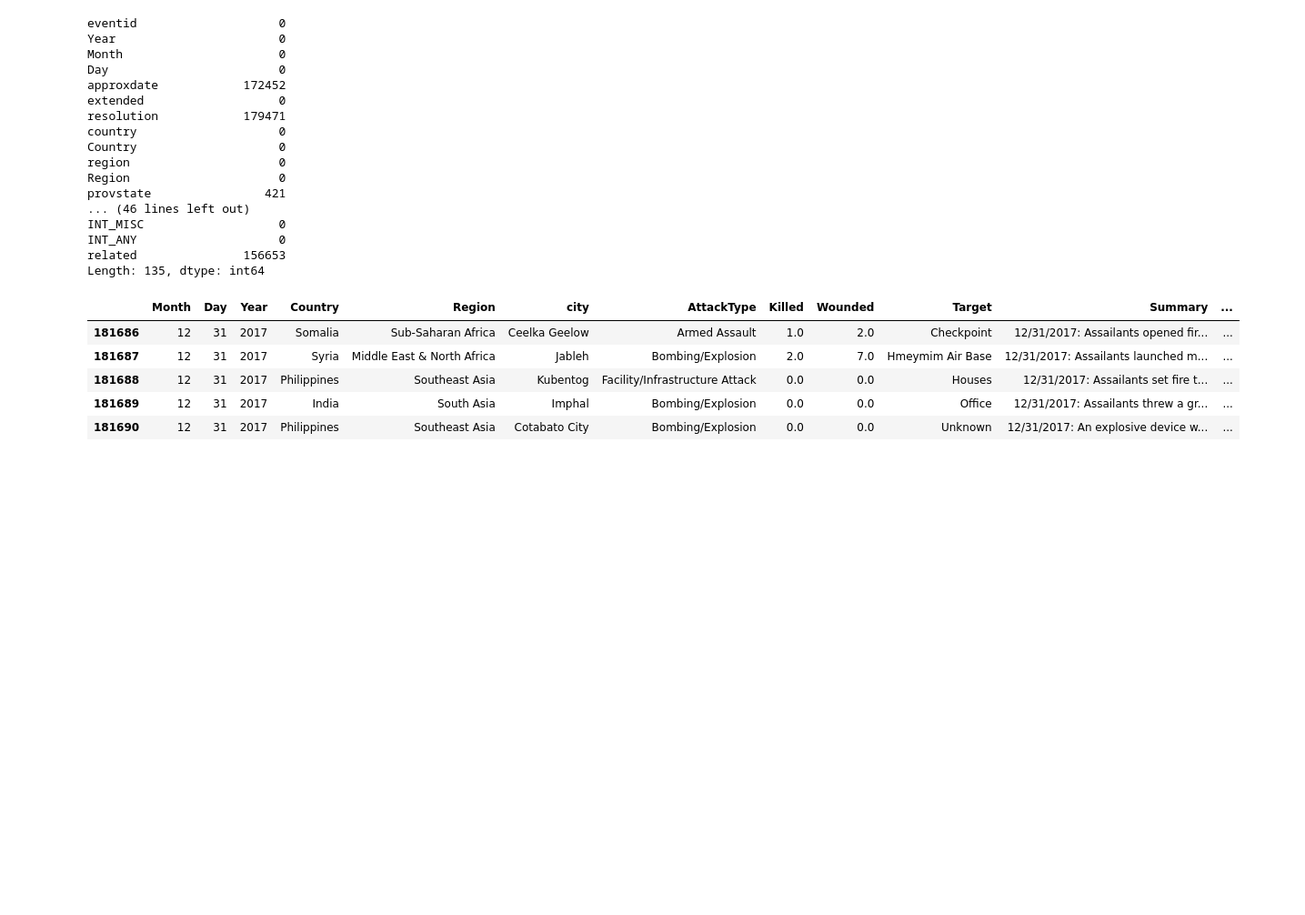
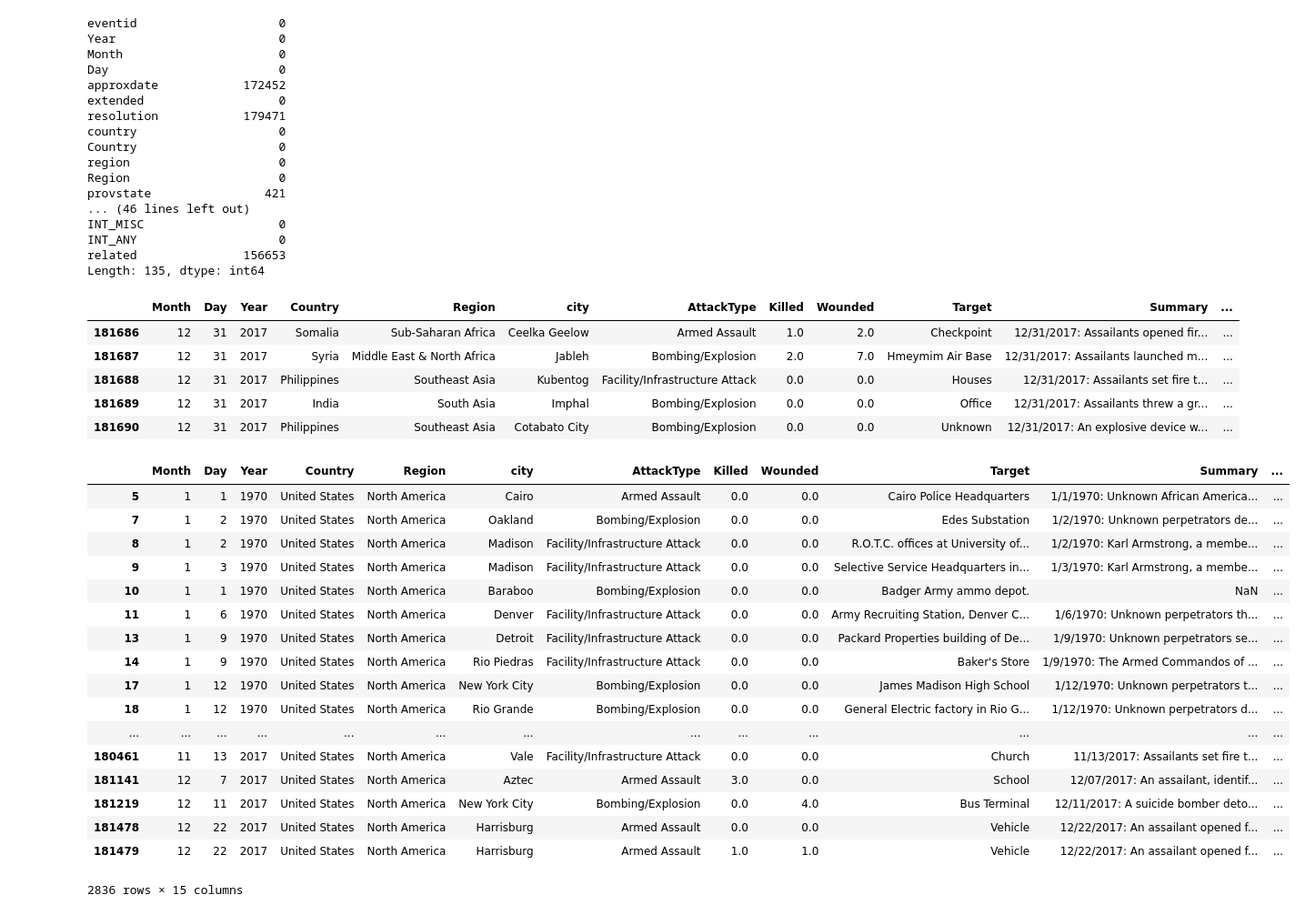
Before and after one commit to JaceBlack/Simulation, a Jupyter notebook: csgo.ipynb, the cells around one changed output. Shown: that part at 91% size. Drawn from its saved outputs; the diff is of its cells as text; code cells hidden in the pictures; blank space fills up the shorter version.

```diff
--- a/csgo.ipynb
+++ b/csgo.ipynb
@@ -43,3 +45,26 @@ data.tail(5)
 | 181688 | 12 | 31 | 2017 | Philippines | Southeast Asia | Kubentog | Facility/Infrastructure Attack | 0.0 | 0.0 | Houses | 12/31/2017: Assailants set fire t... | ... |
 | 181689 | 12 | 31 | 2017 | India | South Asia | Imphal | Bombing/Explosion | 0.0 | 0.0 | Office | 12/31/2017: Assailants threw a gr... | ... |
 | 181690 | 12 | 31 | 2017 | Philippines | Southeast Asia | Cotabato City | Bombing/Explosion | 0.0 | 0.0 | Unknown | 12/31/2017: An explosive device w... | ... |
+# %%
+x = data['Country'] == 'United States'
+# %%
+data[x]
+# %% [output]
+|  | Month | Day | Year | Country | Region | city | AttackType | Killed | Wounded | Target | Summary | ... |
+| 5 | 1 | 1 | 1970 | United States | North America | Cairo | Armed Assault | 0.0 | 0.0 | Cairo Police Headquarters | 1/1/1970: Unknown African America... | ... |
+| 7 | 1 | 2 | 1970 | United States | North America | Oakland | Bombing/Explosion | 0.0 | 0.0 | Edes Substation | 1/2/1970: Unknown perpetrators de... | ... |
+| 8 | 1 | 2 | 1970 | United States | North America | Madison | Facility/Infrastructure Attack | 0.0 | 0.0 | R.O.T.C. offices at University of... | 1/2/1970: Karl Armstrong, a membe... | ... |
+| 9 | 1 | 3 | 1970 | United States | North America | Madison | Facility/Infrastructure Attack | 0.0 | 0.0 | Selective Service Headquarters in... | 1/3/1970: Karl Armstrong, a membe... | ... |
+| 10 | 1 | 1 | 1970 | United States | North America | Baraboo | Bombing/Explosion | 0.0 | 0.0 | Badger Army ammo depot. | NaN | ... |
+| 11 | 1 | 6 | 1970 | United States | North America | Denver | Facility/Infrastructure Attack | 0.0 | 0.0 | Army Recruiting Station, Denver C... | 1/6/1970: Unknown perpetrators th... | ... |
+| 13 | 1 | 9 | 1970 | United States | North America | Detroit | Facility/Infrastructure Attack | 0.0 | 0.0 | Packard Properties building of De... | 1/9/1970: Unknown perpetrators se... | ... |
+| 14 | 1 | 9 | 1970 | United States | North America | Rio Piedras | Facility/Infrastructure Attack | 0.0 | 0.0 | Baker's Store | 1/9/1970: The Armed Commandos of ... | ... |
+| 17 | 1 | 12 | 1970 | United States | North America | New York City | Bombing/Explosion | 0.0 | 0.0 | James Madison High School | 1/12/1970: Unknown perpetrators t... | ... |
+| 18 | 1 | 12 | 1970 | United States | North America | Rio Grande | Bombing/Explosion | 0.0 | 0.0 | General Electric factory in Rio G... | 1/12/1970: Unknown perpetrators d... | ... |
+| ... | ... | ... | ... | ... | ... | ... | ... | ... | ... | ... | ... | ... |
+| 180461 | 11 | 13 | 2017 | United States | North America | Vale | Facility/Infrastructure Attack | 0.0 | 0.0 | Church | 11/13/2017: Assailants set fire t... | ... |
+| 181141 | 12 | 7 | 2017 | United States | North America | Aztec | Armed Assault | 3.0 | 0.0 | School | 12/07/2017: An assailant, identif... | ... |
+| 181219 | 12 | 11 | 2017 | United States | North America | New York City | Bombing/Explosion | 0.0 | 4.0 | Bus Terminal | 12/11/2017: A suicide bomber deto... | ... |
+| 181478 | 12 | 22 | 2017 | United States | North America | Harrisburg | Armed Assault | 0.0 | 0.0 | Vehicle | 12/22/2017: An assailant opened f... | ... |
+| 181479 | 12 | 22 | 2017 | United States | North America | Harrisburg | Armed Assault | 1.0 | 1.0 | Vehicle | 12/22/2017: An assailant opened f... | ... |
+2836 rows × 15 columns
```
Also changed, not shown: parts of 3 cells of this notebook.
